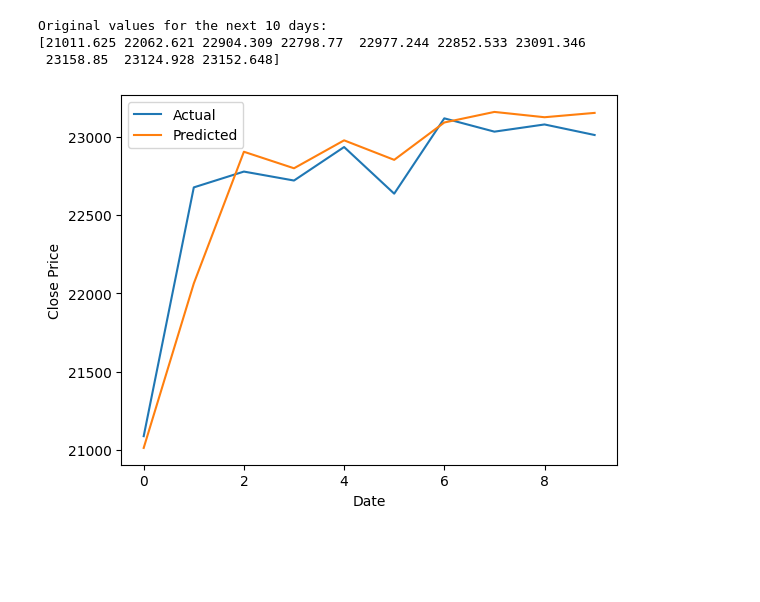
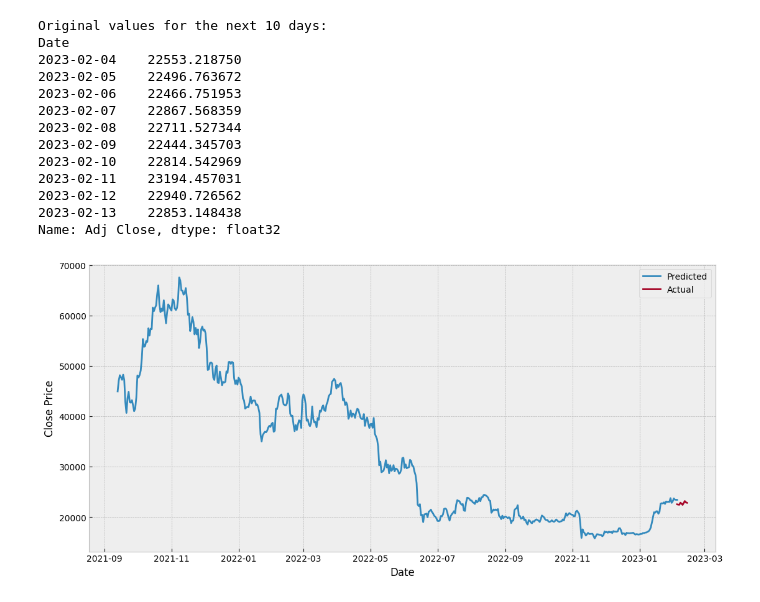
Before and after one commit to amjed87/doc, a Jupyter notebook: chat-GPT/CNN_1D_BTC_without_indecater.ipynb, the cells around one changed output. Saved outputs shown, nothing was run; the diff lists cells and outputs as text; code cells hidden in the pictures; blank space fills up the shorter version.

```diff
--- a/chat-GPT/CNN_1D_BTC_without_indecater.ipynb
+++ b/chat-GPT/CNN_1D_BTC_without_indecater.ipynb
@@ -192,4 +199,26 @@ print('y_test',y_test.shape)
 y_pred = scaler.inverse_transform(y_pred)
 
 y_test = scaler.inverse_transform(y_test)
+y_pred_df = pd.DataFrame(y_pred, columns=["Open", "High", "Low", "Adj Close", "Volume"])
+y_test_df = pd.DataFrame(y_test, columns=["Open", "High", "Low", "Adj Close", "Volume"])
+
+# Get the length of y_pred
+y_pred_length = y_pred.shape[0]
+y_test_length = y_test.shape[0]
+
+# Generate dates for the next y_pred_length days
+today = pd.Timestamp.now().date()
+prediction_dates = today - timedelta(days=y_pred_length-1)
+test = today - timedelta(days=y_test_length-1)
+prediction = pd.date_range(start=prediction_dates, end=today, freq='D')
+test_dates = pd.date_range(start=test,end=today, freq='D')
+
+# Use the generated dates as the index of the DataFrame
+y_pred_df['Date'] = prediction
+
+y_test_df['Date'] = test_dates
+
+# Set the index of the dataframes to be the 'Date' column
+y_pred_df.set_index('Date', inplace=True)
+y_test_df.set_index('Date', inplace=True)
 # %% [output]
@@ -271,12 +303,22 @@ plt.show()
 # %%
 # Use the trained model to make predictions
-future_predictions = model.predict(X_test[-10:])
+future_predictions = model.predict(X_test[-10:, :].reshape(10, 1, X_test.shape[2]))
+
 
 # Inverse transform the predictions back to the original scale
 future_predictions = scaler.inverse_transform(future_predictions)
 # Creating a DF of the predicted prices
 
+future_predictions = pd.DataFrame(future_predictions, columns=["Open", "High", "Low", "Adj Close", "Volume"])
+
+# Generate dates for the next 10 days
+today = pd.Timestamp.now().date()
+prediction_dates = pd.date_range(today, periods=10, freq='D')
+
+# Add back the date values to the DataFrame
+future_predictions['Date'] = prediction_dates
+future_predictions.set_index('Date', inplace=True)
 
 # Print the predictions
-print(future_predictions[:,:])
+print(future_predictions)
 # %% [output]
@@ -294,20 +342,31 @@ print(future_predictions[:,:])
 # %%
 import matplotlib.pyplot as plt
 
 
 
 print("Original values for the next 10 days:")
-print(future_predictions[:, 3])
+print(future_predictions['Adj Close'])
 
 # Plot the predictions and the true values
-plt.plot(y_test[-10:, 3], label='Actual')
-plt.plot(future_predictions[:, 3], label='Predicted')
+plt.figure(figsize=(13,6))
+plt.plot(y_test_df['Adj Close'], label='Actual')
+plt.plot(future_predictions['Adj Close'], label='Predicted')
 plt.xlabel('Date')
 plt.ylabel('Close Price')
-plt.legend()
+plt.legend(["Predicted", "Actual"])
 plt.show()
 # %% [output]
 Original values for the next 10 days:
-[21011.625 22062.621 22904.309 22798.77  22977.244 22852.533 23091.346
- 23158.85  23124.928 23152.648]
+Date
+2023-02-04    22553.218750
+2023-02-05    22496.763672
+2023-02-06    22466.751953
+2023-02-07    22867.568359
+2023-02-08    22711.527344
+2023-02-09    22444.345703
+2023-02-10    22814.542969
+2023-02-11    23194.457031
+2023-02-12    22940.726562
+2023-02-13    22853.148438
+Name: Adj Close, dtype: float32
-[figure, old version]
+[figure, new version]
```
Also changed, not shown: parts of 23 cells of this notebook, 8 other files.
